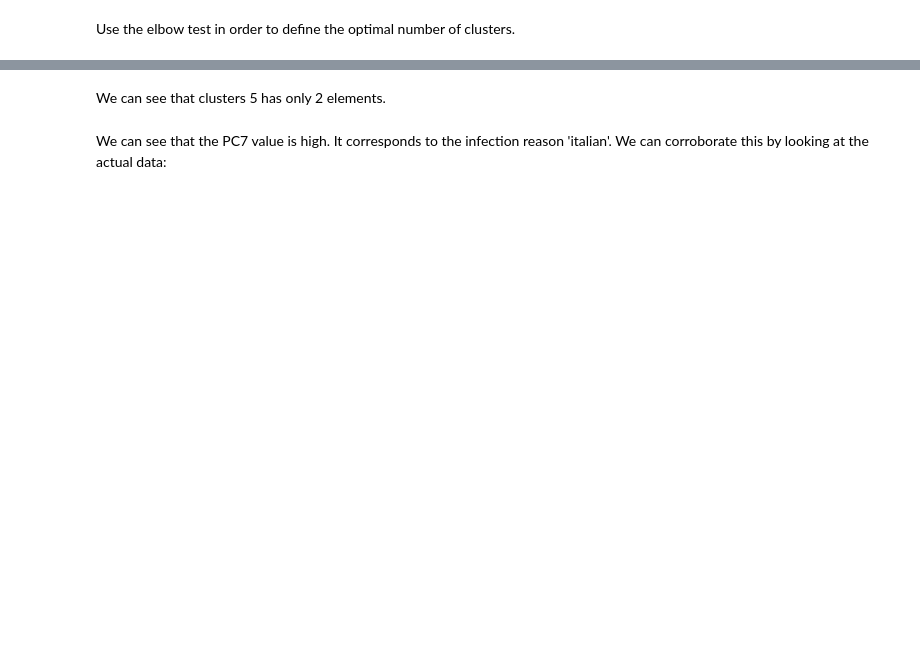
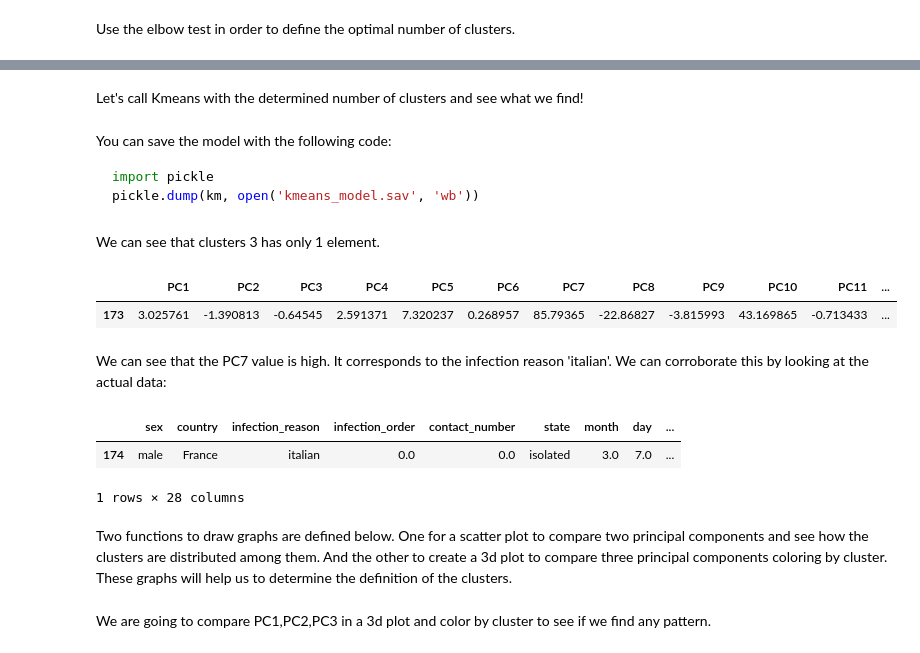
Before and after one commit to rootstrap/coronavirus-analysis, a Jupyter notebook: compare_france_south_korea.ipynb, the cells around one changed output, grey strips where cells are left out. Cells and saved outputs as stored; diff of their text form; code cells hidden in the pictures; blank space fills up the shorter version.

Commit message:
save model and update conclusions

````diff
--- a/compare_france_south_korea.ipynb
+++ b/compare_france_south_korea.ipynb
@@ -377 +496,3 @@ print(n_clusters)
+# %% [markdown]
+Let's call Kmeans with the determined number of clusters and see what we find!
 # %%
@@ -382,3 +503,10 @@ lut = np.zeros_like(idx)
 lut[idx] = np.arange(n_clusters)
 pca_df['cluster'] = lut[km.labels_]
 df['cluster'] = lut[km.labels_]
+# %% [markdown]
+You can save the model with the following code:
+
+```python
+import pickle
+pickle.dump(km, open('kmeans_model.sav', 'wb'))
+```
@@ -385,8 +516,17 @@ df['cluster'] = lut[km.labels_]
 # %% [markdown]
-We can see that clusters 5 has only 2 elements.
+We can see that clusters 3 has only 1 element.
 # %%
-pca_df[pca_df['cluster']==5]
+pca_df[pca_df['cluster']==3]
+# %% [output]
+|  | PC1 | PC2 | PC3 | PC4 | PC5 | PC6 | PC7 | PC8 | PC9 | PC10 | PC11 | ... |
+| 173 | 3.025761 | -1.390813 | -0.64545 | 2.591371 | 7.320237 | 0.268957 | 85.79365 | -22.86827 | -3.815993 | 43.169865 | -0.713433 | ... |
 # %% [markdown]
 We can see that the PC7 value is high. It corresponds to the infection reason 'italian'. We can corroborate this by looking at the actual data:
 # %%
-df[df['cluster']==5]
+df[df['cluster']==3]
+# %% [output]
+|  | sex | country | infection_reason | infection_order | contact_number | state | month | day | ... |
+| 174 | male | France | italian | 0.0 | 0.0 | isolated | 3.0 | 7.0 | ... |
+1 rows × 28 columns
+# %% [markdown]
+Two functions to draw graphs are defined below. One for a scatter plot to compare two principal components and see how the clusters are distributed among them. And the other to create a 3d plot to compare three principal components coloring by cluster. These graphs will help us to determine the definition of the clusters.
@@ -393,2 +568,4 @@ df[df['cluster']==5]
+# %% [markdown]
+We are going to compare PC1,PC2,PC3 in a 3d plot and color by cluster to see if we find any pattern.
 # %%
 create_3d_scatter(pca_df, 'PC1', 'PC2', 'PC3', 'cluster', n_clusters, '')
````
Also changed, not shown: parts of 44 cells of this notebook, 1 other file.
